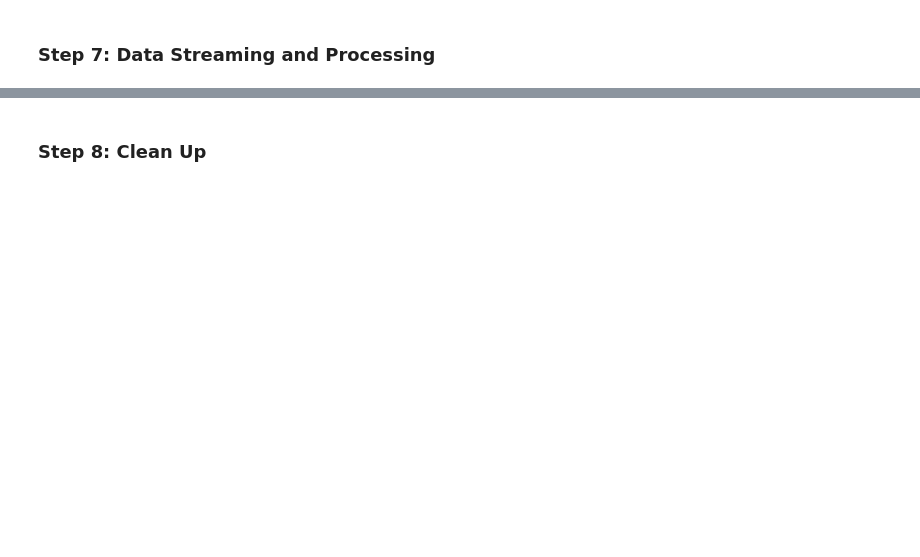
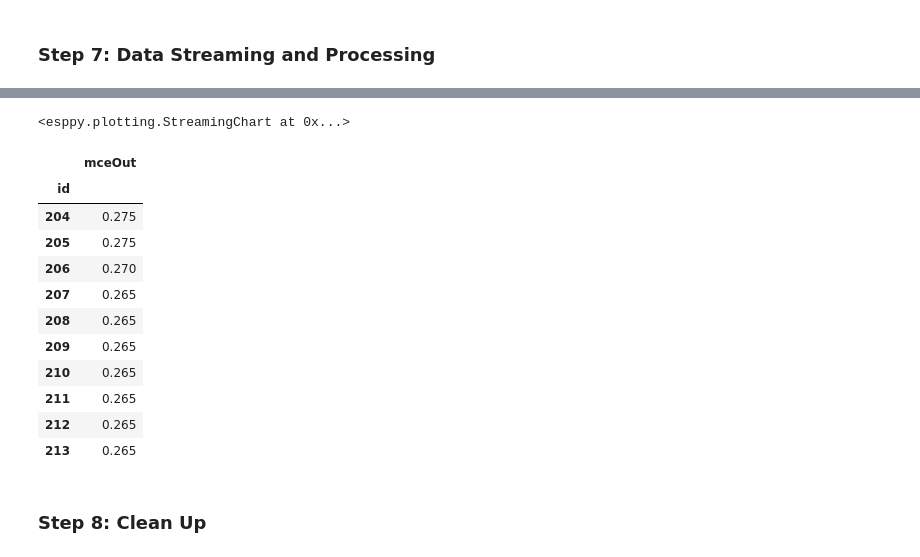
Before and after one commit to sassoftware/python-esppy, a Jupyter notebook: examples/Template/example_TextEmbedding_Logistic.ipynb, the cells around one changed output, grey strips where cells are left out. Cells and saved outputs as stored; diff of their text form; code cells hidden in the pictures; blank space fills up the shorter version.

```diff
--- a/examples/Template/example_TextEmbedding_Logistic.ipynb
+++ b/examples/Template/example_TextEmbedding_Logistic.ipynb
@@ -3,4 +3,4 @@
 In this demo, we will go through a sample project to show how to build a project by applying **`TextEmbedding`** and **`Logistic`** Tempaltes. In the project of amazon_reviews, we are trying to decide customers’ sentiment given their contents of the review.
 # %%
 import esppy
-esp = esppy.ESP('http://lax95d01.unx.sas.com:40012')
+esp = esppy.ESP('<server>:<port>')
@@ -140,8 +163,23 @@ src2.publish_events(score_data, pause=100)
 # %%
 #create a streaming line that visualize mceOut(Mean consequential error) in real time, as new events arrive.
 fitstat_logis.streaming_line('id', ['mceOut'], steps=1000.0, interval=100, max_data=50, y_range=[0,0.8])
+# %% [output]
+<esppy.plotting.StreamingChart at 0x...>
 # %%
-fitstat_logis
+fitstat_logis[:10]
+# %% [output]
+|  | mceOut |
+| id |  |
+| 204 | 0.275 |
+| 205 | 0.275 |
+| 206 | 0.270 |
+| 207 | 0.265 |
+| 208 | 0.265 |
+| 209 | 0.265 |
+| 210 | 0.265 |
+| 211 | 0.265 |
+| 212 | 0.265 |
+| 213 | 0.265 |
 # %% [markdown]
 ### Step 8:  Clean Up
 # %%
```
Also changed, not shown: parts of 10 cells of this notebook, 2 other files.
